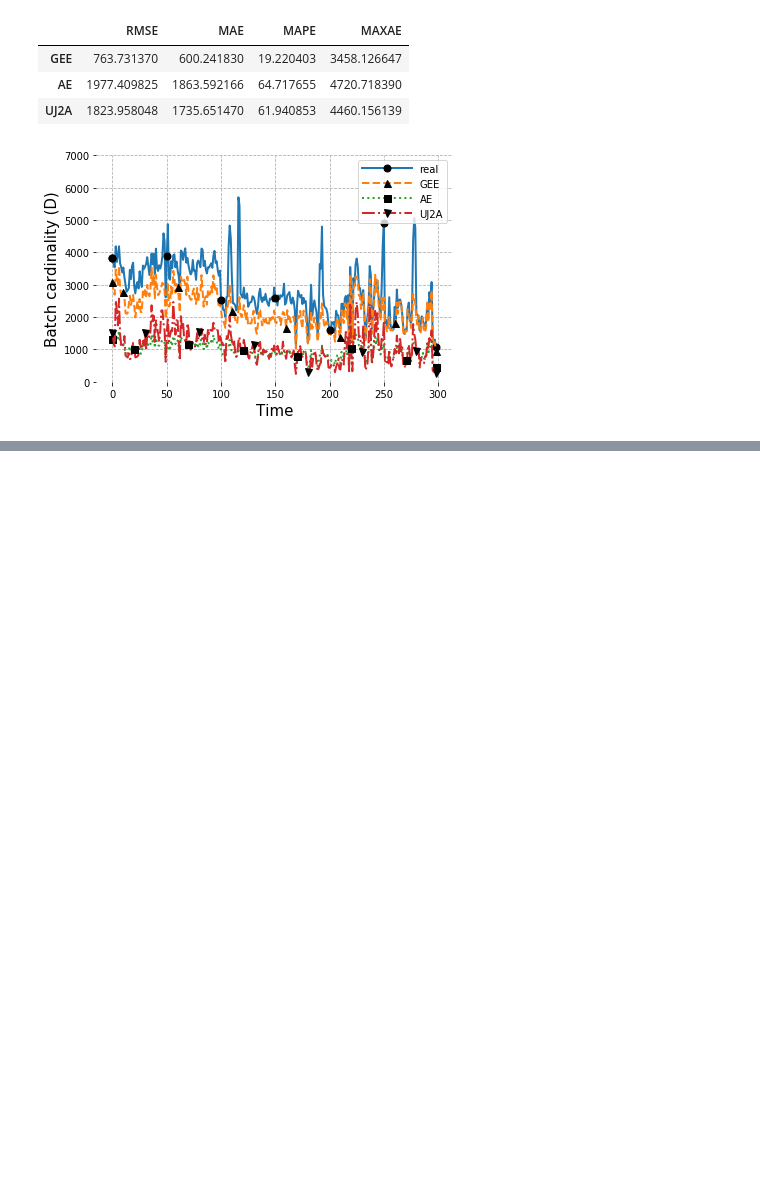
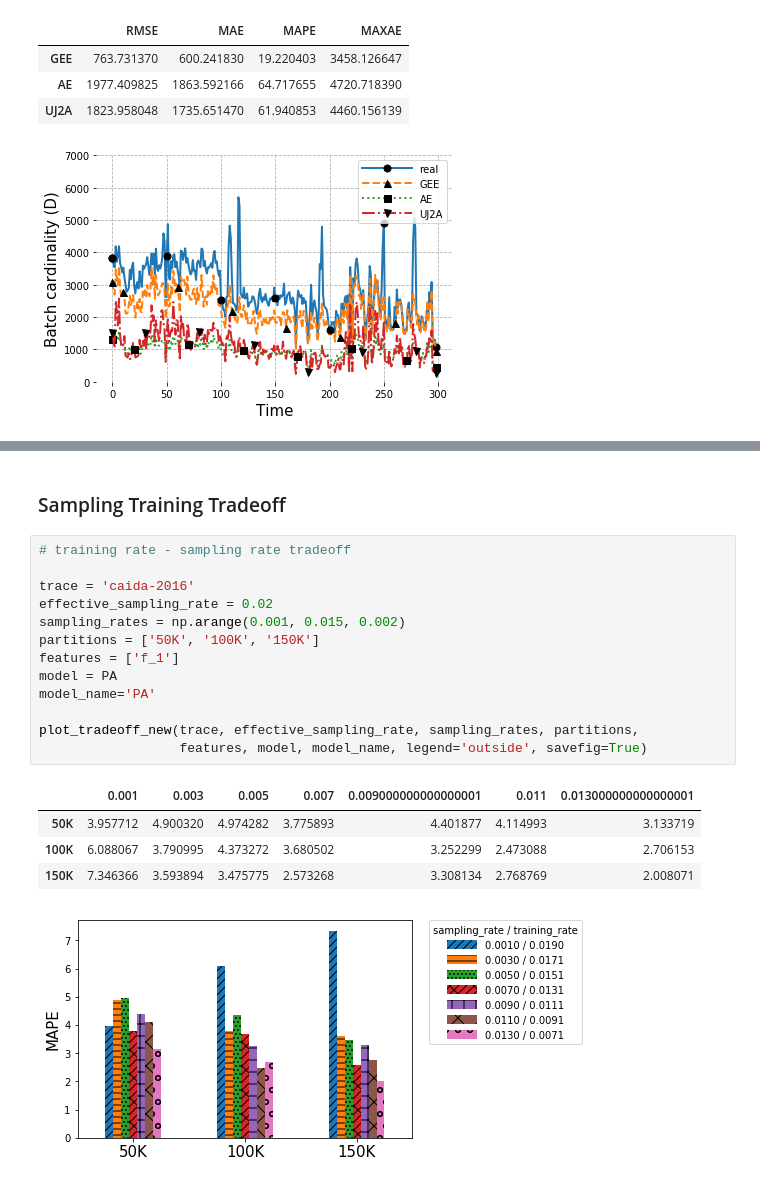
Before and after one commit to yuvalnezri/CardEst, a Jupyter notebook: ipython/evaluation.ipynb, the cells around one changed output, grey strips where cells are left out. Cells and saved outputs as stored; diff of their text form; blank space fills up the shorter version.

```diff
--- a/ipython/evaluation.ipynb
+++ b/ipython/evaluation.ipynb
@@ -683,0 +738,21 @@ plot_tradeoff(trace, effective_sampling_rate, sampling_rates, partitions, featur
+# %% [markdown]
+### Sampling Training Tradeoff
+# %%
+# training rate - sampling rate tradeoff
+
+trace = 'caida-2016'
+effective_sampling_rate = 0.02
+sampling_rates = np.arange(0.001, 0.015, 0.002)
+partitions = ['50K', '100K', '150K']
+features = ['f_1']
+model = PA
+model_name='PA'
+
+plot_tradeoff_new(trace, effective_sampling_rate, sampling_rates, partitions,
+                  features, model, model_name, legend='outside', savefig=True)
+# %% [output]
+|  | 0.001 | 0.003 | 0.005 | 0.007 | 0.009000000000000001 | 0.011 | 0.013000000000000001 |
+| 50K | 3.957712 | 4.900320 | 4.974282 | 3.775893 | 4.401877 | 4.114993 | 3.133719 |
+| 100K | 6.088067 | 3.790995 | 4.373272 | 3.680502 | 3.252299 | 2.473088 | 2.706153 |
+| 150K | 7.346366 | 3.593894 | 3.475775 | 2.573268 | 3.308134 | 2.768769 | 2.008071 |
+[figure, added]
```
Also changed, not shown: parts of 29 cells of this notebook, 12 other files.
